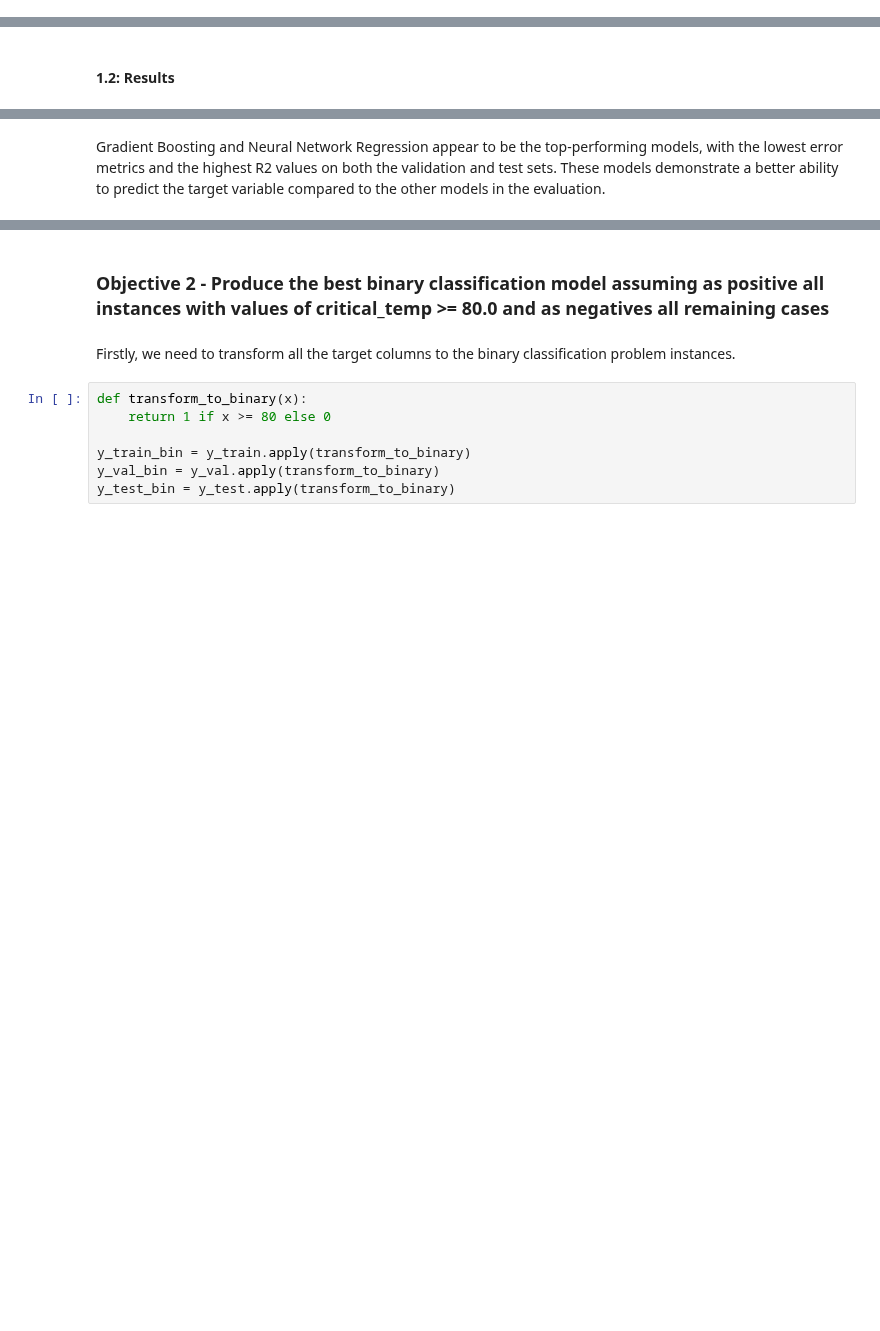
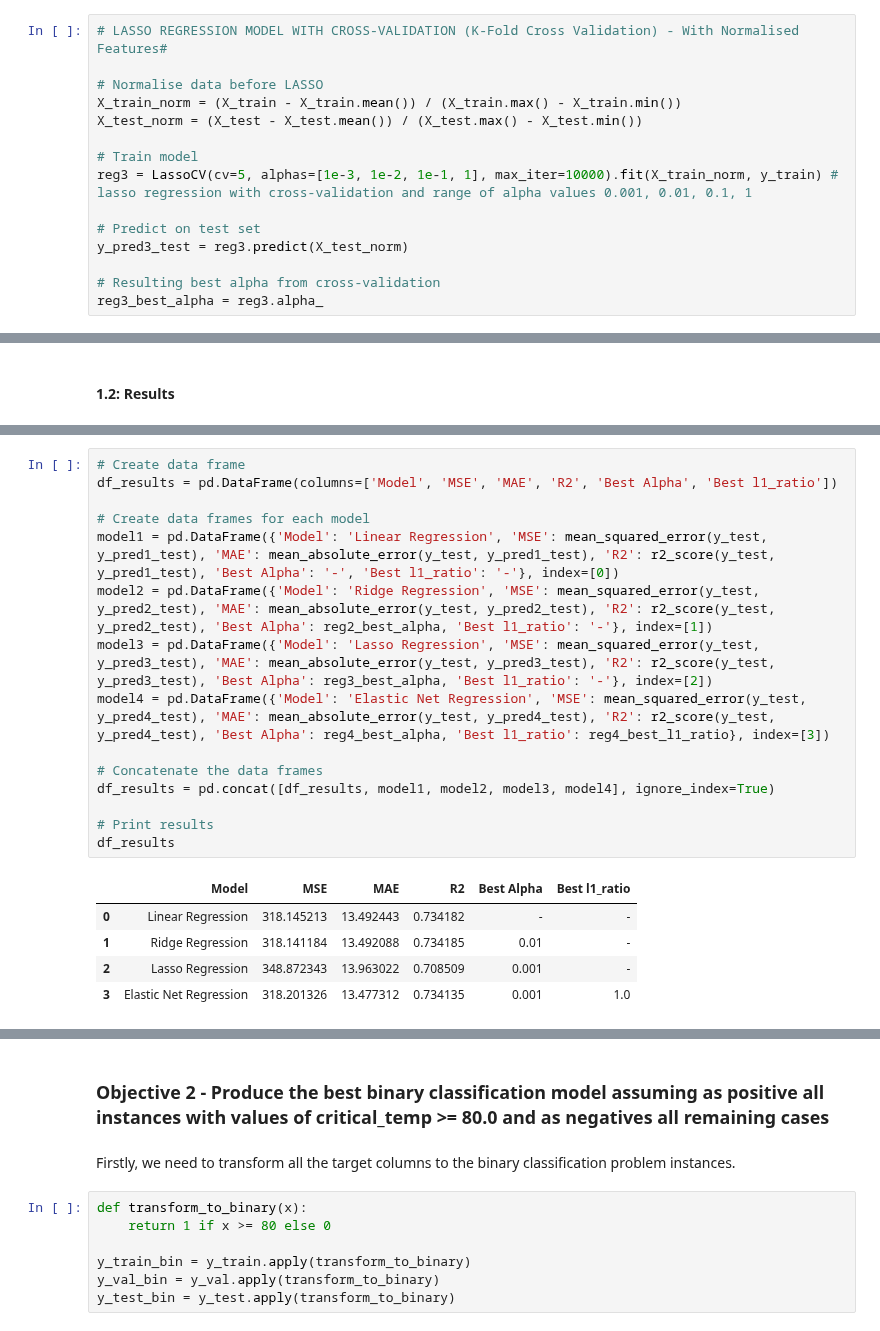
Before and after one commit to AntunesCSR/ML_Group_Projects, a Jupyter notebook: HA1/HA1_catia.ipynb, the cells around one changed output, grey strips where cells are left out. Drawn from its saved outputs; the diff is of its cells as text; blank space fills up the shorter version.

```diff
--- a/HA1/HA1_catia.ipynb
+++ b/HA1/HA1_catia.ipynb
@@ -164,0 +104,15 @@ y_pred7_test = reg7.predict(X_test)
+# %%
+# LASSO REGRESSION MODEL WITH CROSS-VALIDATION (K-Fold Cross Validation) - With Normalised Features#
+
+# Normalise data before LASSO
+X_train_norm = (X_train - X_train.mean()) / (X_train.max() - X_train.min())
+X_test_norm = (X_test - X_test.mean()) / (X_test.max() - X_test.min())
+
+# Train model
+reg3 = LassoCV(cv=5, alphas=[1e-3, 1e-2, 1e-1, 1], max_iter=10000).fit(X_train_norm, y_train) # lasso regression with cross-validation and range of alpha values 0.001, 0.01, 0.1, 1
+
+# Predict on test set
+y_pred3_test = reg3.predict(X_test_norm)
+
+# Resulting best alpha from cross-validation
+reg3_best_alpha = reg3.alpha_
@@ -205,2 +139,21 @@ results
-# %% [markdown]
-Gradient Boosting and Neural Network Regression appear to be the top-performing models, with the lowest error metrics and the highest R2 values on both the validation and test sets. These models demonstrate a better ability to predict the target variable compared to the other models in the evaluation.
+# %%
+# Create data frame
+df_results = pd.DataFrame(columns=['Model', 'MSE', 'MAE', 'R2', 'Best Alpha', 'Best l1_ratio'])
+
+# Create data frames for each model
+model1 = pd.DataFrame({'Model': 'Linear Regression', 'MSE': mean_squared_error(y_test, y_pred1_test), 'MAE': mean_absolute_error(y_test, y_pred1_test), 'R2': r2_score(y_test, y_pred1_test), 'Best Alpha': '-', 'Best l1_ratio': '-'}, index=[0])
+model2 = pd.DataFrame({'Model': 'Ridge Regression', 'MSE': mean_squared_error(y_test, y_pred2_test), 'MAE': mean_absolute_error(y_test, y_pred2_test), 'R2': r2_score(y_test, y_pred2_test), 'Best Alpha': reg2_best_alpha, 'Best l1_ratio': '-'}, index=[1])
+model3 = pd.DataFrame({'Model': 'Lasso Regression', 'MSE': mean_squared_error(y_test, y_pred3_test), 'MAE': mean_absolute_error(y_test, y_pred3_test), 'R2': r2_score(y_test, y_pred3_test), 'Best Alpha': reg3_best_alpha, 'Best l1_ratio': '-'}, index=[2])
+model4 = pd.DataFrame({'Model': 'Elastic Net Regression', 'MSE': mean_squared_error(y_test, y_pred4_test), 'MAE': mean_absolute_error(y_test, y_pred4_test), 'R2': r2_score(y_test, y_pred4_test), 'Best Alpha': reg4_best_alpha, 'Best l1_ratio': reg4_best_l1_ratio}, index=[3])
+
+# Concatenate the data frames
+df_results = pd.concat([df_results, model1, model2, model3, model4], ignore_index=True)
+
+# Print results
+df_results
+# %% [output]
+|  | Model | MSE | MAE | R2 | Best Alpha | Best l1_ratio |
+| 0 | Linear Regression | 318.145213 | 13.492443 | 0.734182 | - | - |
+| 1 | Ridge Regression | 318.141184 | 13.492088 | 0.734185 | 0.01 | - |
+| 2 | Lasso Regression | 348.872343 | 13.963022 | 0.708509 | 0.001 | - |
+| 3 | Elastic Net Regression | 318.201326 | 13.477312 | 0.734135 | 0.001 | 1.0 |
```
Also changed, not shown: parts of 19 cells of this notebook.
